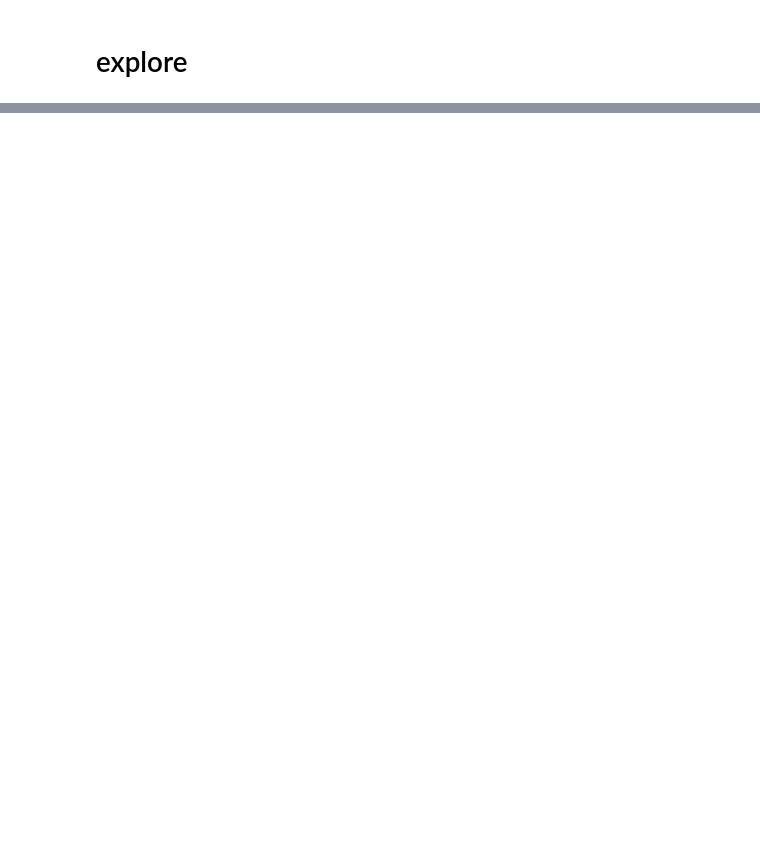
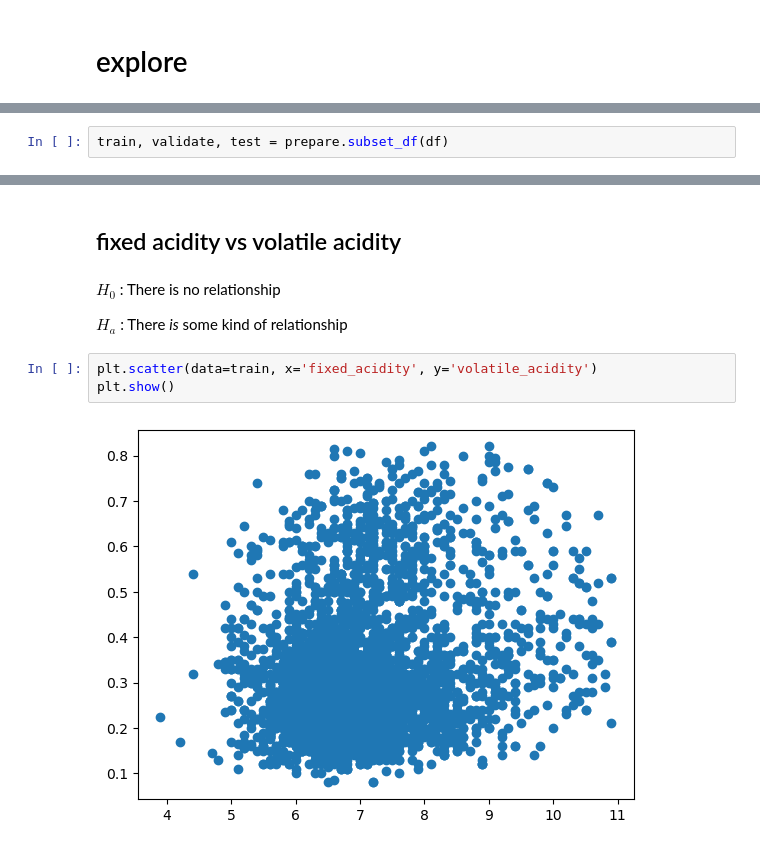
Before and after one commit to clustering-the-wines/wine_clustering, a Jupyter notebook: shawn_workbook.ipynb, the cells around one changed output, grey strips where cells are left out. Cells and saved outputs as stored; diff of their text form; blank space fills up the shorter version.

```diff
--- a/shawn_workbook.ipynb
+++ b/shawn_workbook.ipynb
@@ -172,0 +180,2 @@ def inertial_dampening(df, num=11, cols):
+# %%
+train, validate, test = prepare.subset_df(df)
@@ -172,0 +193,11 @@ def inertial_dampening(df, num=11, cols):
+# %% [markdown]
+## fixed acidity vs volatile acidity
+# %% [markdown]
+$H_0$ : There is no relationship
+
+$H_a$ : There *is* some kind of relationship
+# %%
+plt.scatter(data=train, x='fixed_acidity', y='volatile_acidity')
+plt.show()
+# %% [output]
+[figure, added]
```
Also changed, not shown: parts of 94 cells of this notebook, 5 other files.
